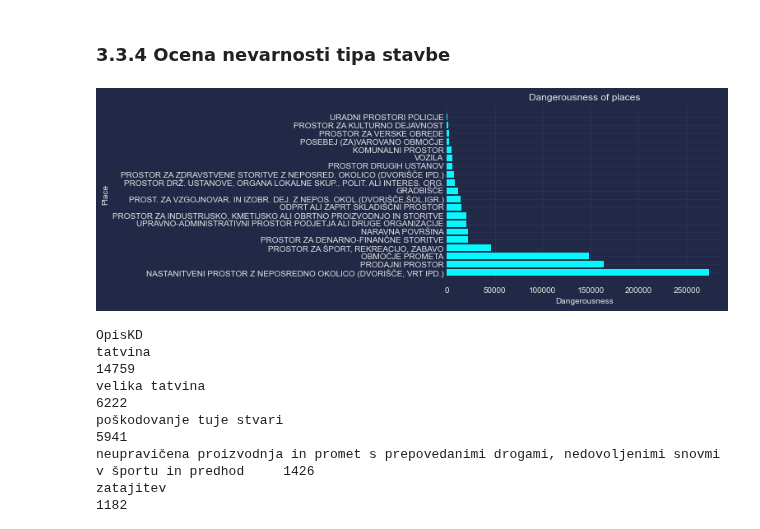
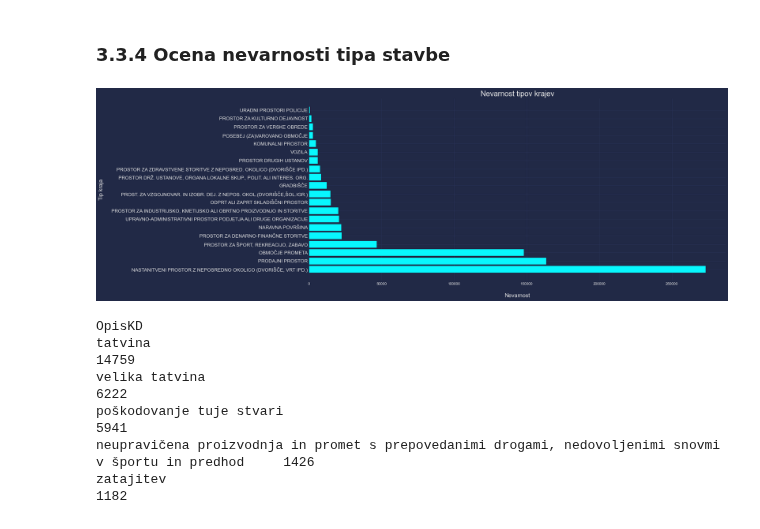
Before and after one commit to zrezke/PR21mlfjis, a Jupyter notebook: data_processing/varnost_tipa_stavbe.ipynb, the cells around one changed output. Drawn from its saved outputs; the diff is of its cells as text; code cells hidden in the pictures.

Commit message:
place type dangerousness in poročilo

```diff
--- a/data_processing/varnost_tipa_stavbe.ipynb
+++ b/data_processing/varnost_tipa_stavbe.ipynb
@@ -103,17 +103,18 @@ for i, kd in main_data.iterrows():
 # %%
 np_place_danger = np.array(list(nevarnost_by_stavba.items()), dtype=object)
 np_place_danger = np_place_danger[np.argsort(np_place_danger[:, 1])[::-1]]
 # print(np_regije_danger)
 # create graph of dangerousness of regions
 
-fig, ax = plt.subplots()
+fig, ax = plt.subplots(figsize=(20, 9))
 ax.barh(np_place_danger[:, 0], np_place_danger[:, 1])
-ax.set_xlabel('Dangerousness')
-ax.set_ylabel('Place')
-ax.set_title('Dangerousness of places')
+ax.set_yticklabels(np_place_danger[:, 0], fontsize=13)
+ax.set_xlabel('Nevarnost', fontsize=15, labelpad=20)
+ax.set_ylabel('Tip kraja', fontsize=15, labelpad=20)
+ax.set_title('Nevarnost tipov krajev', fontsize=20)
 plt.show()
 # %% [output]
-[figure, old version]
+[figure, new version]
 # %%
 formated_opis_kd = main_data["OpisKD"].apply(lambda x: str.lower(str.strip(str.split(x, '-')[-1])))
 formated_kd_main_data = main_data.copy()
```
Also changed, not shown: parts of 1 cell of this notebook, 3 other files.
